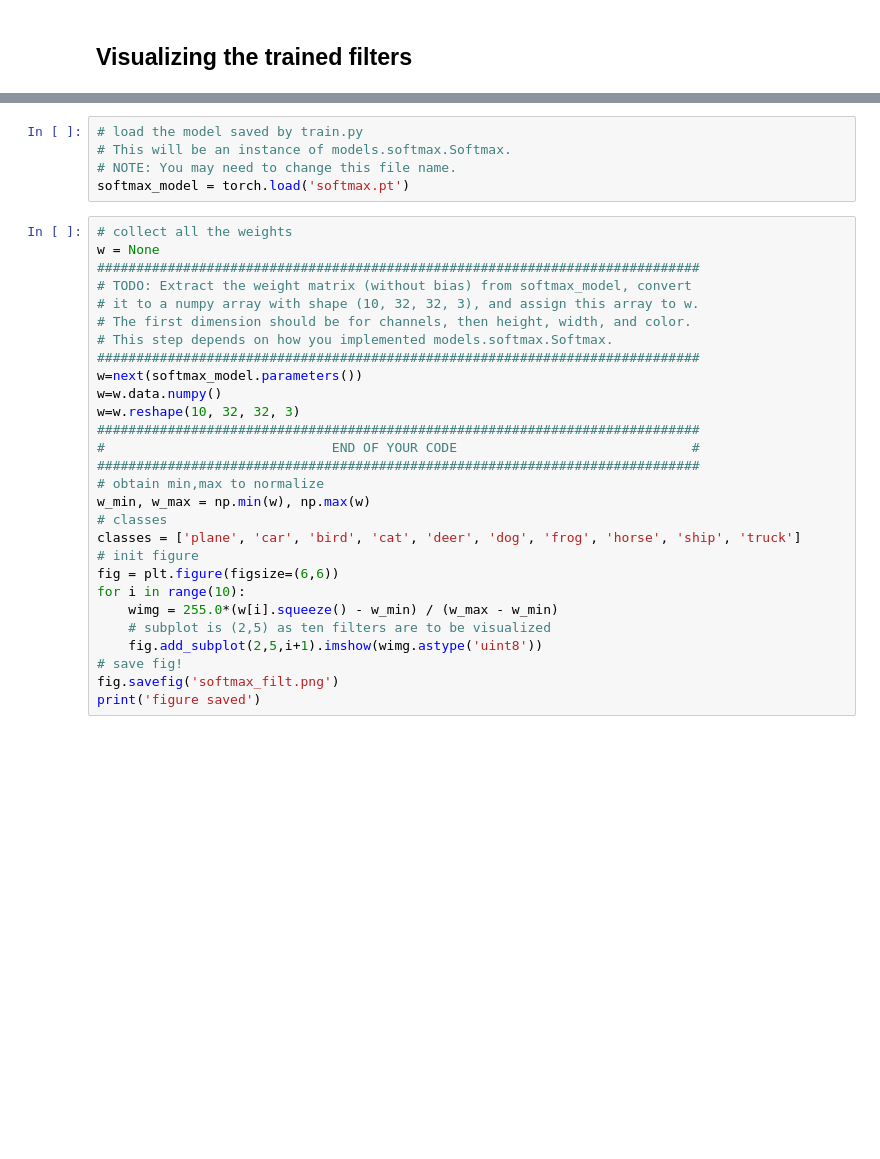
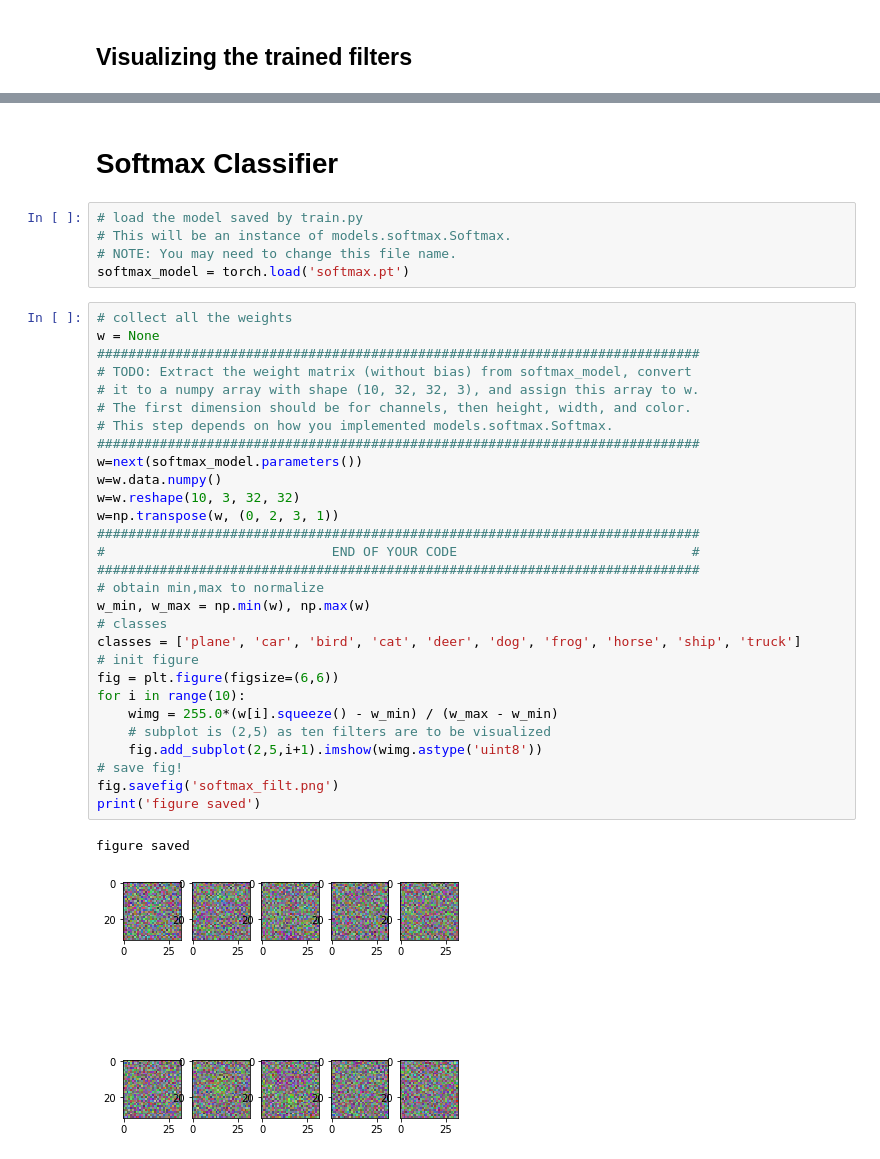
Before and after one commit to neilteng/CS7643-DeepLearning, a Jupyter notebook: Homework/HW1/2_pytorch/filter-viz.ipynb, the cells around one changed output, grey strips where cells are left out. Drawn from its saved outputs; the diff is of its cells as text; blank space fills up the shorter version.

```diff
--- a/Homework/HW1/2_pytorch/filter-viz.ipynb
+++ b/Homework/HW1/2_pytorch/filter-viz.ipynb
@@ -11,3 +18,5 @@ import torch
+# %% [markdown]
+# Softmax Classifier
 # %%
 # load the model saved by train.py
 # This will be an instance of models.softmax.Softmax.
@@ -16,31 +25,35 @@ softmax_model = torch.load('softmax.pt')
 # %%
 # collect all the weights
 w = None
 #############################################################################
 # TODO: Extract the weight matrix (without bias) from softmax_model, convert
 # it to a numpy array with shape (10, 32, 32, 3), and assign this array to w.
 # The first dimension should be for channels, then height, width, and color.
 # This step depends on how you implemented models.softmax.Softmax.
 #############################################################################
 w=next(softmax_model.parameters())
 w=w.data.numpy()
-w=w.reshape(10, 32, 32, 3)
+w=w.reshape(10, 3, 32, 32)
+w=np.transpose(w, (0, 2, 3, 1))
 #############################################################################
 #                             END OF YOUR CODE                              #
 #############################################################################
 # obtain min,max to normalize
 w_min, w_max = np.min(w), np.max(w)
 # classes
 classes = ['plane', 'car', 'bird', 'cat', 'deer', 'dog', 'frog', 'horse', 'ship', 'truck']
 # init figure
 fig = plt.figure(figsize=(6,6))
 for i in range(10):
     wimg = 255.0*(w[i].squeeze() - w_min) / (w_max - w_min)
     # subplot is (2,5) as ten filters are to be visualized
     fig.add_subplot(2,5,i+1).imshow(wimg.astype('uint8'))
 # save fig!
 fig.savefig('softmax_filt.png')
 print('figure saved')
+# %% [output]
+figure saved
+[figure, added]
 # %%
 # vis_utils.py has helper code to view multiple filters in single image. Use this to visuzlize
 # neural network adn convnets.
```
Also changed, not shown: parts of 7 cells of this notebook, 5 other files.
